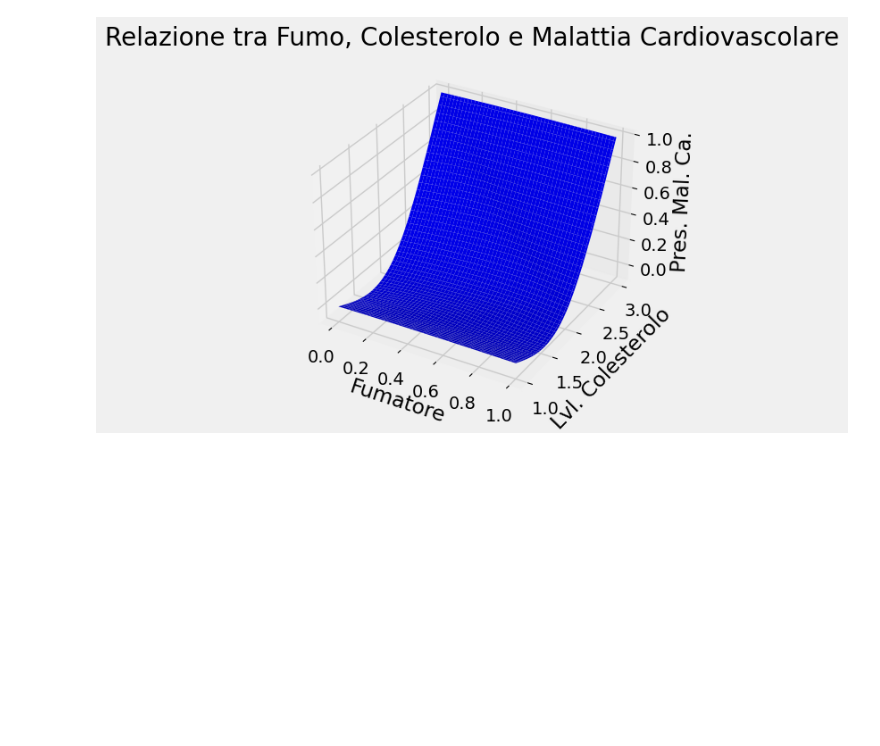
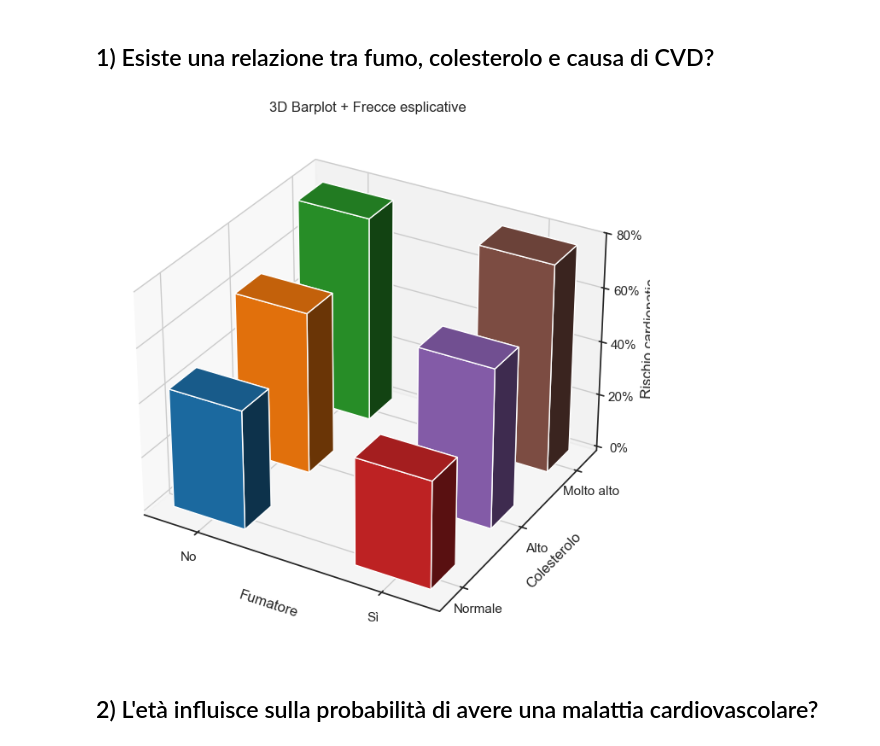
Before and after one commit to GabibboDiStrisciaLaNotizia/Progetto-Scienza-dei-Dati, a Jupyter notebook: cardiovascular_diseases_analysis.ipynb, the cells around one changed output. Drawn from its saved outputs; the diff is of its cells as text; code cells hidden in the pictures; blank space fills up the shorter version.

```diff
--- a/cardiovascular_diseases_analysis.ipynb
+++ b/cardiovascular_diseases_analysis.ipynb
@@ -79,33 +122,74 @@ df.to_csv('data/dataset.csv', encoding='utf8', sep=',', index=False)
+# %% [markdown]
+## 1) Esiste una relazione tra fumo, colesterolo e causa di CVD?
 # %%
 import pandas as pd
 import numpy as np
 import matplotlib.pyplot as plt
-from scipy.interpolate import griddata
 from mpl_toolkits.mplot3d import Axes3D
 
-plt.style.use('fivethirtyeight')
 data = pd.read_csv('data/dataset.csv', encoding='utf8')
+# Supponiamo che i dati siano già stati classificati
+# 'colesterolo_cat' è una colonna con valori: "Normale", "Alto", "Molto alto"
+data['colesterolo'] = pd.Categorical(data['colesterolo'], categories=[1, 2, 3], ordered=True)
 
-x = data['smoker'].values # Fumatore: 0 (non fumatore), 1 (fumatore)
-y = data['cholesterol'].values # Livelli di colesterolo
-z = data['pres_card_dis'].values # Malattia cardiovascolare: 0 (non presente), 1 (presente)
+# Calcolo % cardiopatici per fumatore + colesterolo
+grouped = data.groupby(['fumatore', 'colesterolo'], observed=True)['cardiopatico'].mean().reset_index()
+grouped['percentuale'] = grouped['cardiopatico'] * 100
 
-xi = np.linspace(x.min(), x.max(), 100)
-yi = np.linspace(y.min(), y.max(), 100)
-Xi, Yi = np.meshgrid(xi, yi)
+# Trova indice barra (modifica in base al tuo dataframe grouped)
+idx = grouped[(grouped['fumatore'] == 1) & (grouped['colesterolo'] == 2)].index[0]
 
-Zi = griddata((x, y), z, (Xi, Yi), method='cubic')
+# Coordinate delle barre
+x_pos = grouped['fumatore'].astype(int).values
+y_pos = grouped['colesterolo'].cat.codes.values
+z_pos = np.zeros_like(x_pos)
+dz = grouped['percentuale'].values
+dx = dy = 0.4
 
-fig = plt.figure(figsize=(40, 5))
+# Coordinate barra
+x0 = x_pos[idx]
+y0 = y_pos[idx]
+z0 = dz[idx]
+
+# Colori distinti
+cmap = plt.get_cmap('tab10')
+colors = [cmap(i % 10) for i in range(len(dz))]
+
+# Etichette per asse Y
+y_labels = grouped['colesterolo'].cat.categories
+
+# Plot
+fig = plt.figure(figsize=(14, 8))
 ax = fig.add_subplot(111, projection='3d')
-ax.plot_surface(Xi, Yi, Zi, color='blue')
 
+# Barre
+for i in range(len(x_pos)):
+    ax.bar3d(x_pos[i] - dx/2, y_pos[i] - dy/2, z_pos[i], dx, dy, dz[i], color=colors[i], shade=True)
+
+
+dx, dy, dz_arrow = 0.1, 0.1, 10
+
+# Etichette assi
 ax.set_xlabel('Fumatore')
-ax.set_ylabel('Lvl. Colesterolo')
-ax.set_zlabel('Pres. Mal. Ca.')
-plt.title('Relazione tra Fumo, Colesterolo e Malattia Cardiovascolare')
+ax.set_ylabel('Colesterolo')
+
+ax.set_zlabel('Rischio cardiopatia')
+z_ticks = np.arange(0, grouped['percentuale'].max() + 10, 20)
+ax.set_zticks(z_ticks)
+ax.set_zticklabels([f"{int(z)}%" for z in z_ticks])
+plt.title('3D Barplot + Frecce esplicative')
+
+# Asse X e Y leggibili
+ax.set_xticks([0, 1])
+ax.set_xticklabels(['No', 'Sì'])
+#ax.xticks([0, 1], ['No', 'Sì'])
+ax.set_yticks([0, 1, 2])
+ax.set_yticklabels(['Normale', 'Alto', 'Molto alto'])
+
 
 plt.show()
 # %% [output]
-[figure, old version]
+[figure, new version]
+# %% [markdown]
+## 2) L'età influisce sulla probabilità di avere una malattia cardiovascolare?
 # %%
```
Also changed, not shown: parts of 33 cells of this notebook.
